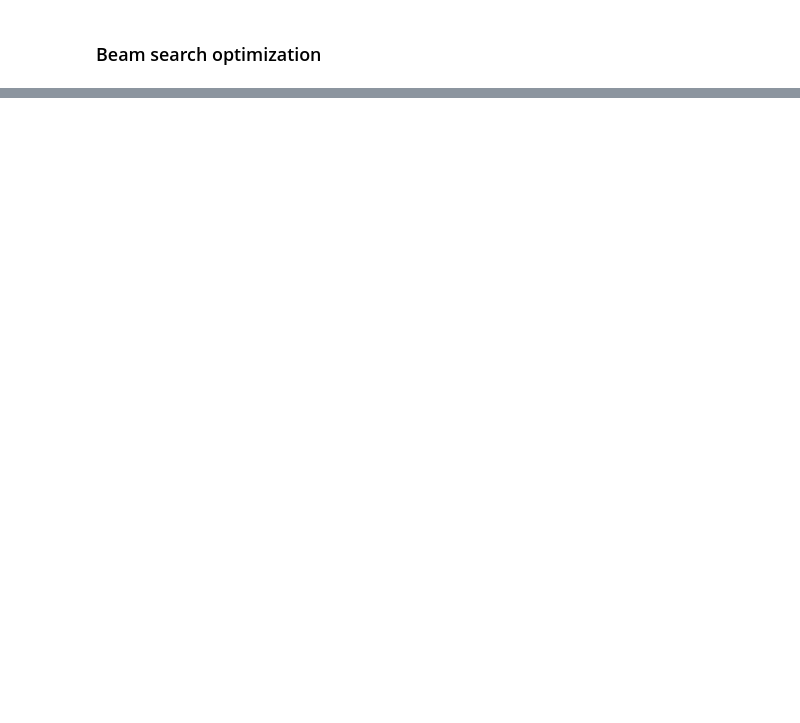
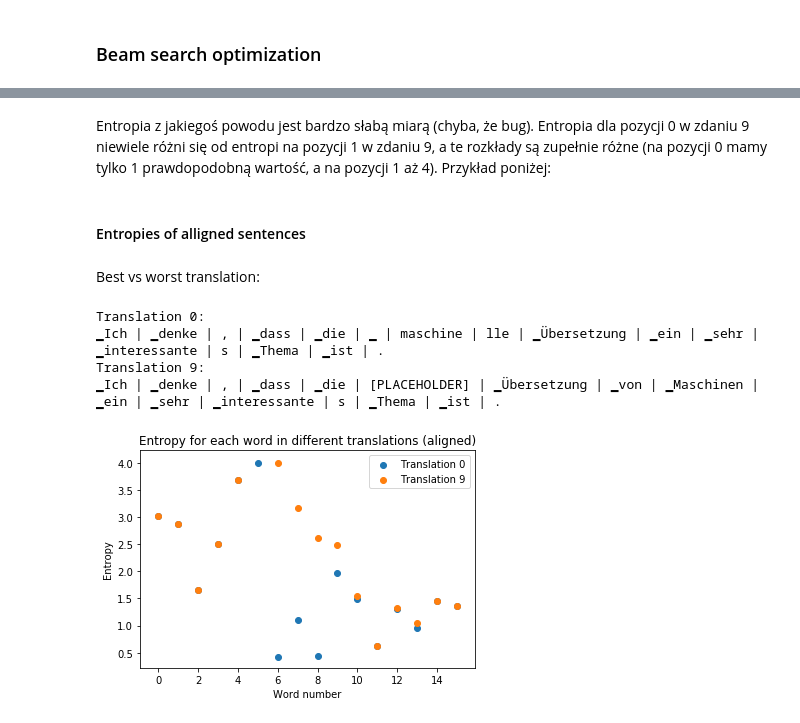
Before and after one commit to pmaslankowski/OpenNMT-py, a Jupyter notebook: research/notebook.ipynb, the cells around one changed output, grey strips where cells are left out. Cells and saved outputs as stored; diff of their text form; code cells hidden in the pictures; blank space fills up the shorter version.

```diff
--- a/research/notebook.ipynb
+++ b/research/notebook.ipynb
@@ -90,0 +206,14 @@ Sanity check: log likehood of the best translation = -6.49
+# %% [markdown]
+Entropia z jakiegoś powodu jest bardzo słabą miarą (chyba, że bug). Entropia dla pozycji 0 w zdaniu 9 niewiele różni się od entropi na pozycji 1 w zdaniu 9, a te rozkłady są zupełnie różne (na pozycji 0 mamy tylko 1 prawdopodobną wartość, a na pozycji 1 aż 4). Przykład poniżej:
+# %% [markdown]
+#### Entropies of alligned sentences
+# %% [markdown]
+Best vs worst translation:
+# %%
+plot_aligned_entropies(0, 9)
+# %% [output]
+Translation 0:
+▁Ich | ▁denke | , | ▁dass | ▁die | ▁ | maschine | lle | ▁Übersetzung | ▁ein | ▁sehr | ▁interessante | s | ▁Thema | ▁ist | .
+Translation 9:
+▁Ich | ▁denke | , | ▁dass | ▁die | [PLACEHOLDER] | ▁Übersetzung | ▁von | ▁Maschinen | ▁ein | ▁sehr | ▁interessante | s | ▁Thema | ▁ist | .
+[figure, added]
```
Also changed, not shown: parts of 31 cells of this notebook, 7 other files.
